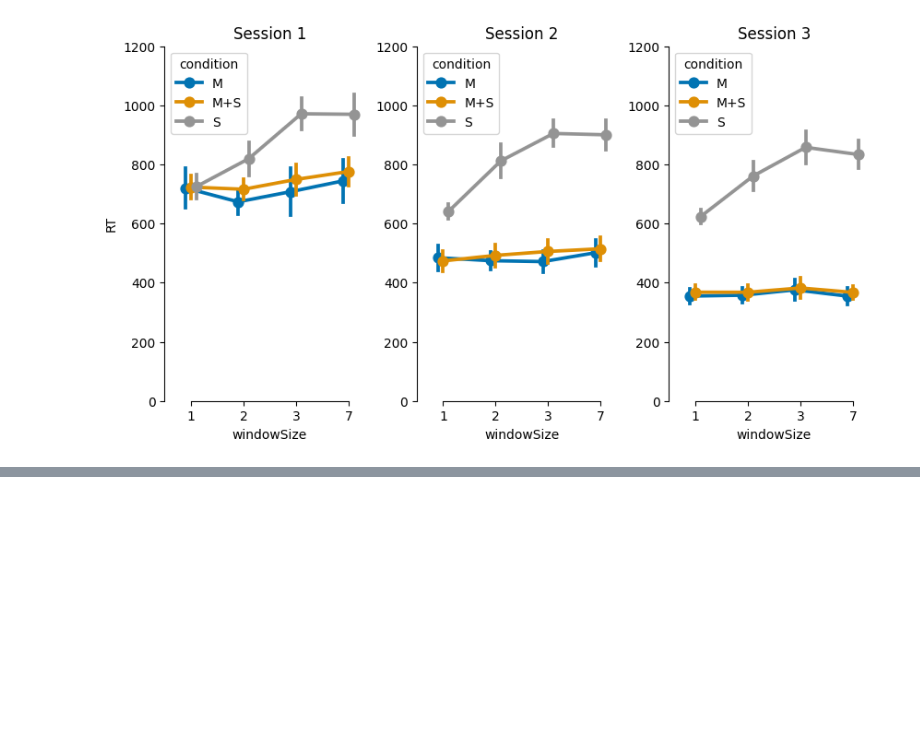
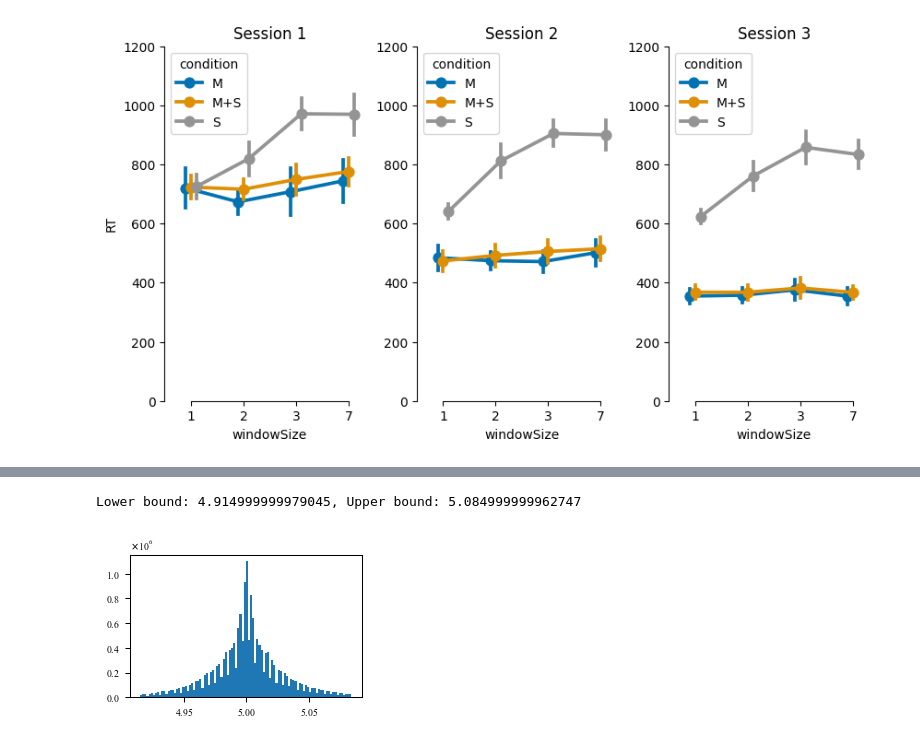
Before and after one commit to manazerzadeh/SequenceSensoryMemoryIntegration, a Jupyter notebook: DataAnalysis.ipynb, the cells around one changed output, grey strips where cells are left out. Cells and saved outputs as stored; diff of their text form; code cells hidden in the pictures; blank space fills up the shorter version.

```diff
--- a/DataAnalysis.ipynb
+++ b/DataAnalysis.ipynb
@@ -638,0 +1214,33 @@ plt.savefig(path_figs + "IPI_windowSize.pdf", format = 'pdf', bbox_inches = 'tig
+# %%
+## --- plotting time real increments in the data ----
+
+diffs = []
+# df_filtered = dfs[(dfs['SubNum'] == 1) & (dfs['BN'] == 10) & (dfs['TN'] == 1)]
+for sub, subdata in dfs.groupby(['SubNum']):
+    for block, blockdata in subdata.groupby(['BN']):
+        for trial, trialdata in blockdata.groupby(['TN']):
+            # diffs = np.append(diffs, trialdata['timeReal'].diff())
+            diffs.extend(trialdata['timeReal'].diff().dropna())
+
+diffs = np.array(diffs)
+# diffs = diffs[(diffs > 0) & (diffs < 100)]
+# print(diffs.shape)
+# print(diffs)
+# print(sorted(diffs)[:10])
+# print(sorted(diffs)[-10:])
+
+# 95 and 5 percentile
+lower_bound = np.percentile(diffs, 1)
+upper_bound = np.percentile(diffs, 99)
+print(f"Lower bound: {lower_bound}, Upper bound: {upper_bound}")
+
+diffs = diffs[(diffs > lower_bound) & (diffs < upper_bound)]
+
+
+plt.hist(diffs, bins=100)
+# print(sorted(diffs)[-100:])
+# print(sorted(diffs)[:100])
+plt.show()
+# %% [output]
+Lower bound: 4.914999999979045, Upper bound: 5.084999999962747
+[figure, added]
```
Also changed, not shown: parts of 23 cells of this notebook, 3 other files.
